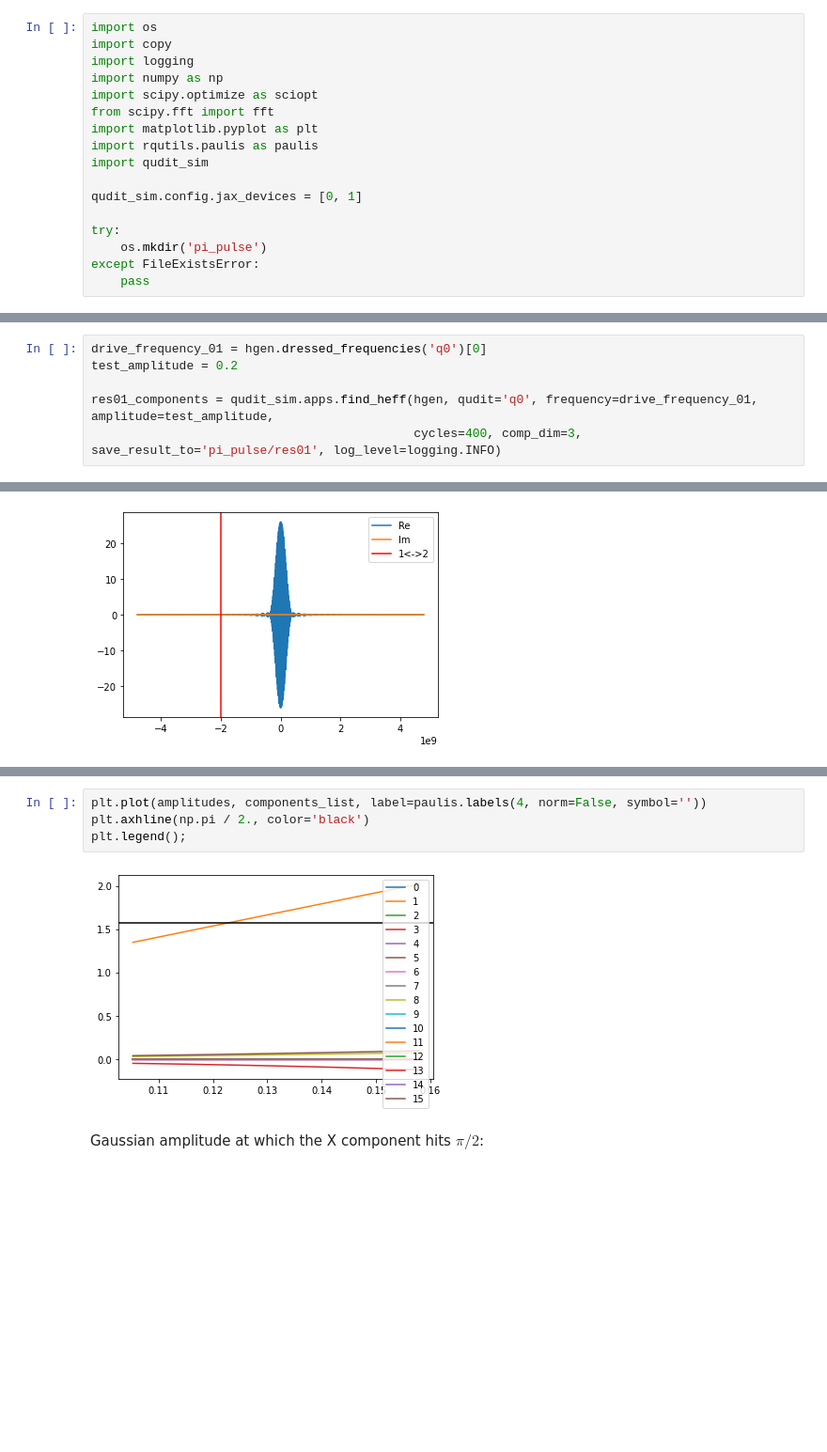
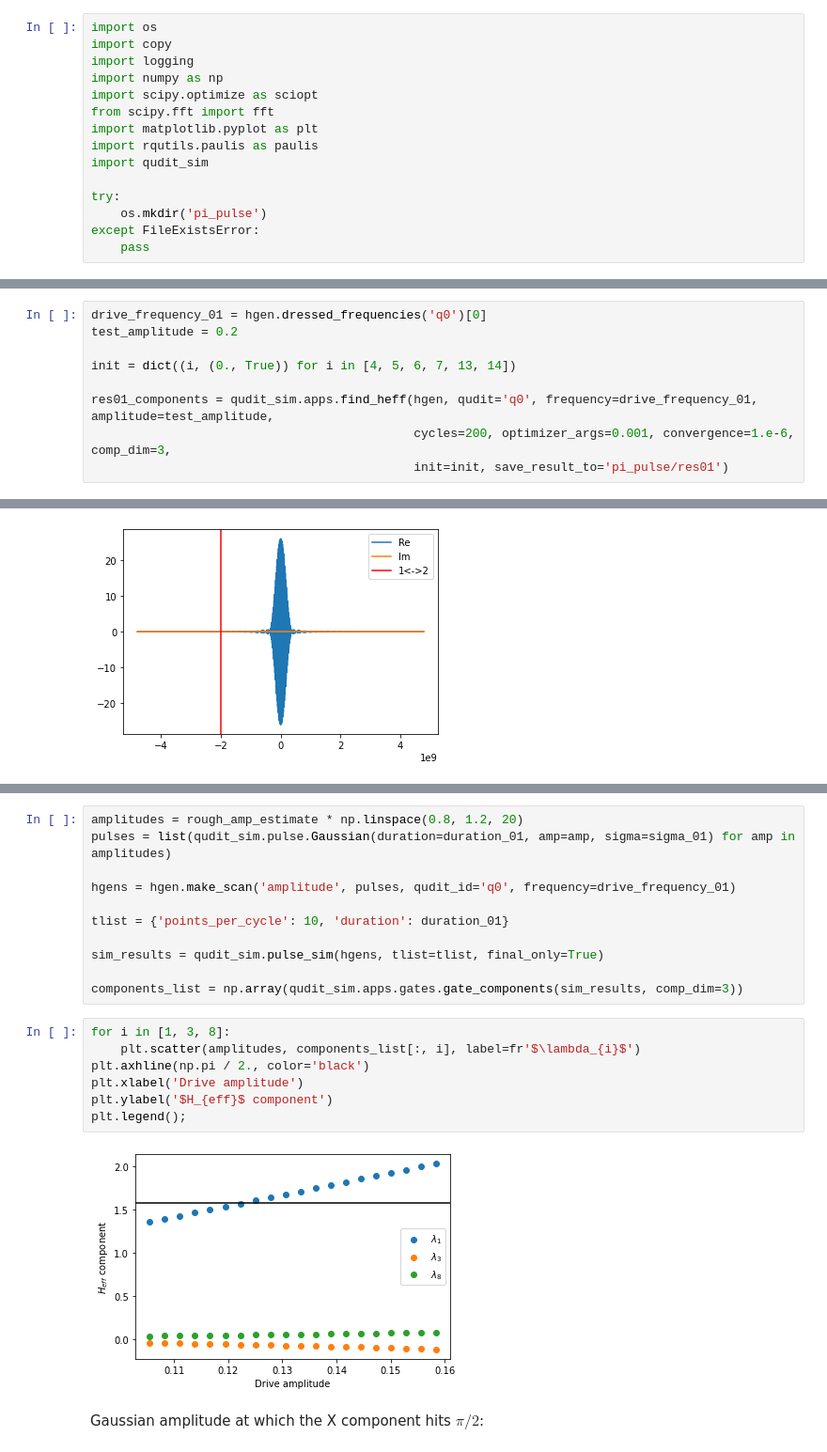
Before and after one commit to UTokyo-ICEPP/qudit-sim, a Jupyter notebook: examples/pi_pulse.ipynb, the cells around one changed output, grey strips where cells are left out. Shown at 94% size. Drawn from its saved outputs; the diff is of its cells as text; blank space fills up the shorter version.

```diff
--- a/examples/pi_pulse.ipynb
+++ b/examples/pi_pulse.ipynb
@@ -15,8 +15,6 @@ import matplotlib.pyplot as plt
 import rqutils.paulis as paulis
 import qudit_sim
 
-qudit_sim.config.jax_devices = [0, 1]
-
 try:
     os.mkdir('pi_pulse')
 except FileExistsError:
@@ -36,5 +34,8 @@ First we apply a constant drive and identify which terms are present in the qutr
 drive_frequency_01 = hgen.dressed_frequencies('q0')[0]
 test_amplitude = 0.2
 
+init = dict((i, (0., True)) for i in [4, 5, 6, 7, 13, 14])
+
 res01_components = qudit_sim.apps.find_heff(hgen, qudit='q0', frequency=drive_frequency_01, amplitude=test_amplitude,
-                                            cycles=400, comp_dim=3, save_result_to='pi_pulse/res01', log_level=logging.INFO)
+                                            cycles=200, optimizer_args=0.001, convergence=1.e-6, comp_dim=3,
+                                            init=init, save_result_to='pi_pulse/res01')
@@ -184,9 +106,23 @@ INFO:qudit_sim.parallel:All processes completed
+# %%
+amplitudes = rough_amp_estimate * np.linspace(0.8, 1.2, 20)
+pulses = list(qudit_sim.pulse.Gaussian(duration=duration_01, amp=amp, sigma=sigma_01) for amp in amplitudes)
+
+hgens = hgen.make_scan('amplitude', pulses, qudit_id='q0', frequency=drive_frequency_01)
+
+tlist = {'points_per_cycle': 10, 'duration': duration_01}
+
+sim_results = qudit_sim.pulse_sim(hgens, tlist=tlist, final_only=True)
+
+components_list = np.array(qudit_sim.apps.gates.gate_components(sim_results, comp_dim=3))
 # %%
-plt.plot(amplitudes, components_list, label=paulis.labels(4, norm=False, symbol=''))
+for i in [1, 3, 8]:
+    plt.scatter(amplitudes, components_list[:, i], label=fr'$\lambda_{i}$')
 plt.axhline(np.pi / 2., color='black')
+plt.xlabel('Drive amplitude')
+plt.ylabel('$H_{eff}$ component')
 plt.legend();
 # %% [output]
-[figure, old version]
+[figure, new version]
 # %% [markdown]
 Gaussian amplitude at which the X component hits $\pi/2$:
 # %%
```
Also changed, not shown: parts of 61 cells of this notebook, 5 other files.
